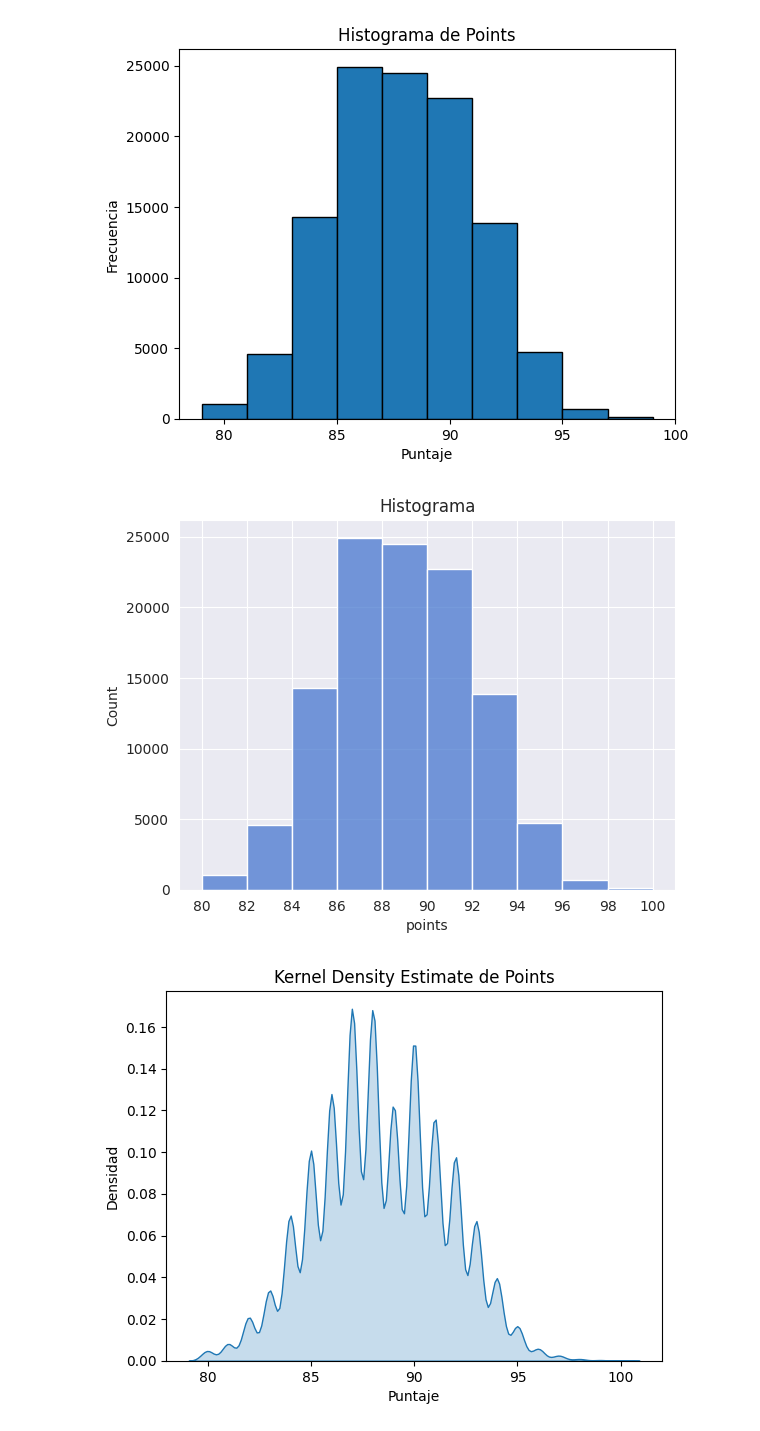
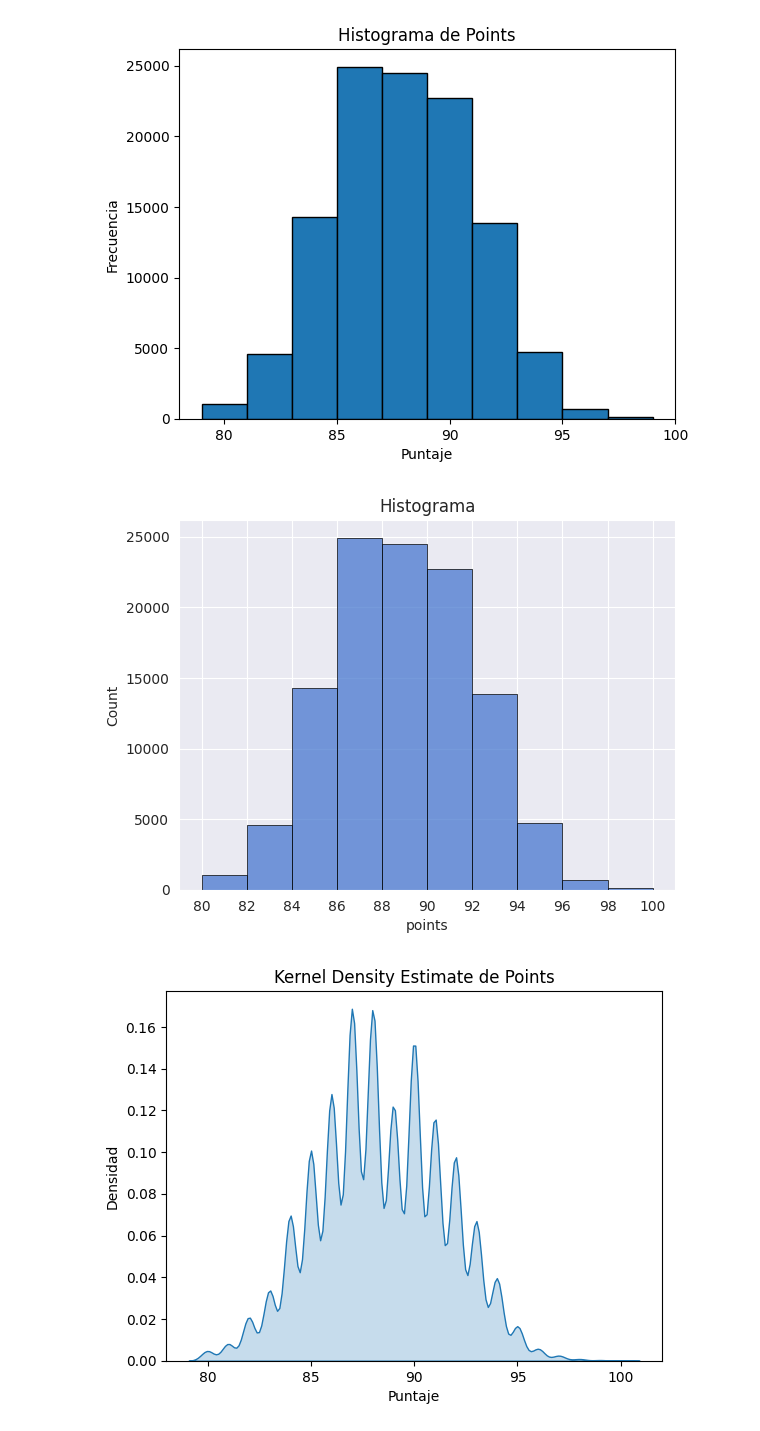
Before and after one commit to GustavMartinez/eda_python, a Jupyter notebook: 002_wine_products/step_2_eda.ipynb, the cells around one changed output. Drawn from its saved outputs; the diff is of its cells as text; code cells hidden in the pictures.

Commit message:
configuracion del histograma

```diff
--- a/002_wine_products/step_2_eda.ipynb
+++ b/002_wine_products/step_2_eda.ipynb
@@ -255,15 +255,17 @@ sns.set_palette("muted")
 # %%
 sns.histplot(data=dataset,
              x='points',
              binwidth=2,
-             binrange=(80, 100)
+             binrange=(80, 100),
+             edgecolor = 'black',
+             linewidth=0.5
              )
 
 plt.xticks([80,82,84,86,88,90,92,94,96,98,100])
 plt.title("Histograma")
 plt.show()
 # %% [output]
-[figure, old version]
+[figure, new version]
 # %%
 # KDE con Seaborn
 sns.kdeplot(data=dataset, x='points', fill=True, bw_adjust=1)
```
